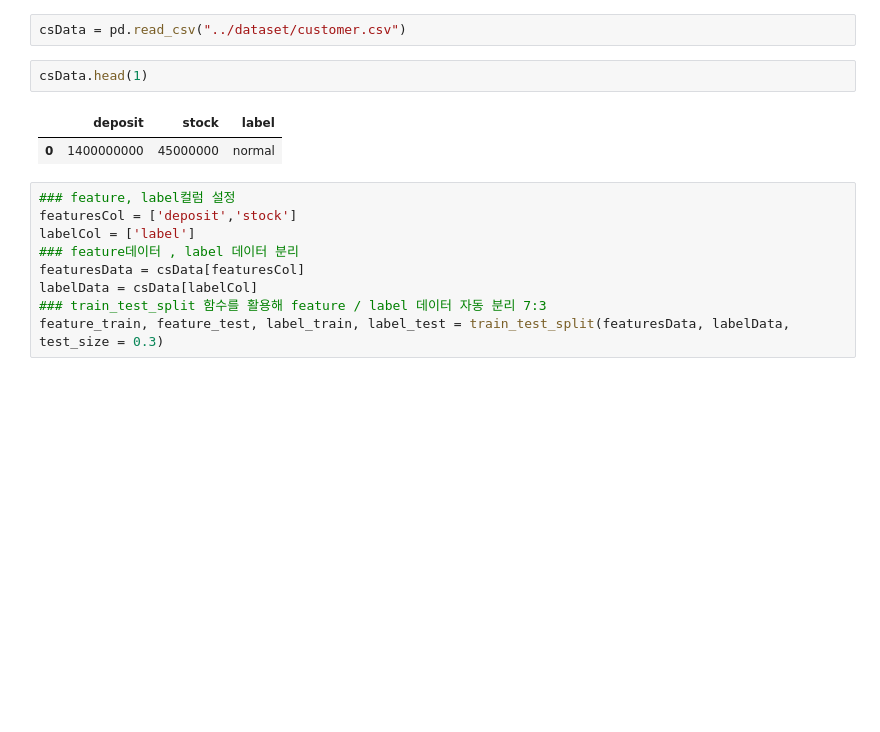
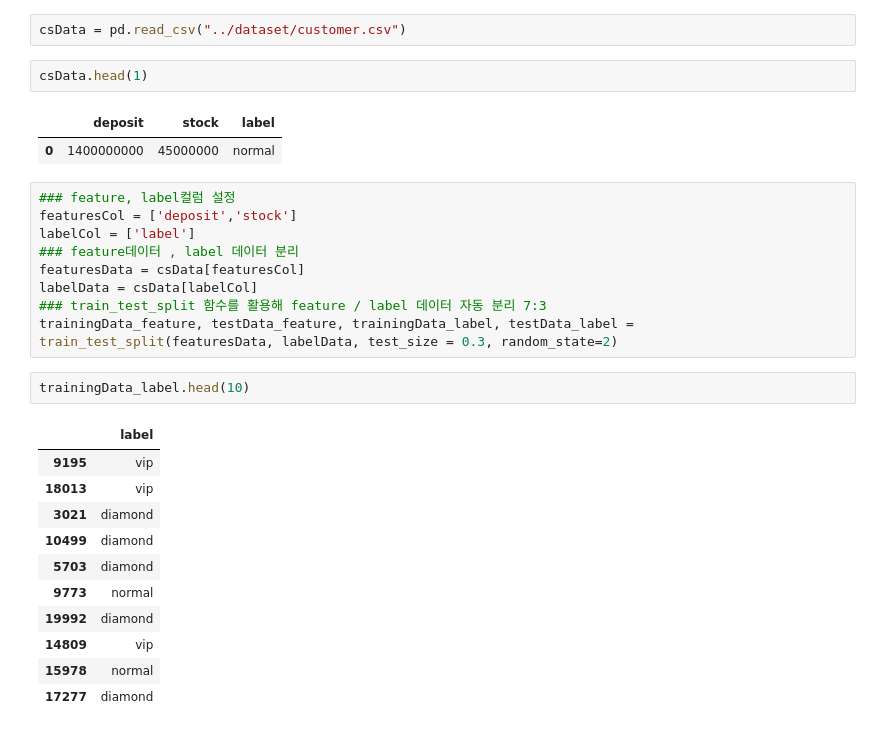
Before and after one commit to bearcho/sep3, a Jupyter notebook: 9월 4일 실습 오후.ipynb, the cells around one changed output. Drawn from its saved outputs; the diff is of its cells as text; blank space fills up the shorter version.

```diff
--- a/9월 4일 실습 오후.ipynb
+++ b/9월 4일 실습 오후.ipynb
@@ -16,4 +29,18 @@ labelCol = ['label']
 featuresData = csData[featuresCol]
 labelData = csData[labelCol]
 ### train_test_split 함수를 활용해 feature / label 데이터 자동 분리 7:3
-feature_train, feature_test, label_train, label_test = train_test_split(featuresData, labelData, test_size = 0.3)
+trainingData_feature, testData_feature, trainingData_label, testData_label = train_test_split(featuresData, labelData, test_size = 0.3, random_state=2)
+# %%
+trainingData_label.head(10)
+# %% [output]
+|  | label |
+| 9195 | vip |
+| 18013 | vip |
+| 3021 | diamond |
+| 10499 | diamond |
+| 5703 | diamond |
+| 9773 | normal |
+| 19992 | diamond |
+| 14809 | vip |
+| 15978 | normal |
+| 17277 | diamond |
```
Also changed, not shown: parts of 13 cells of this notebook, 3 other files.
